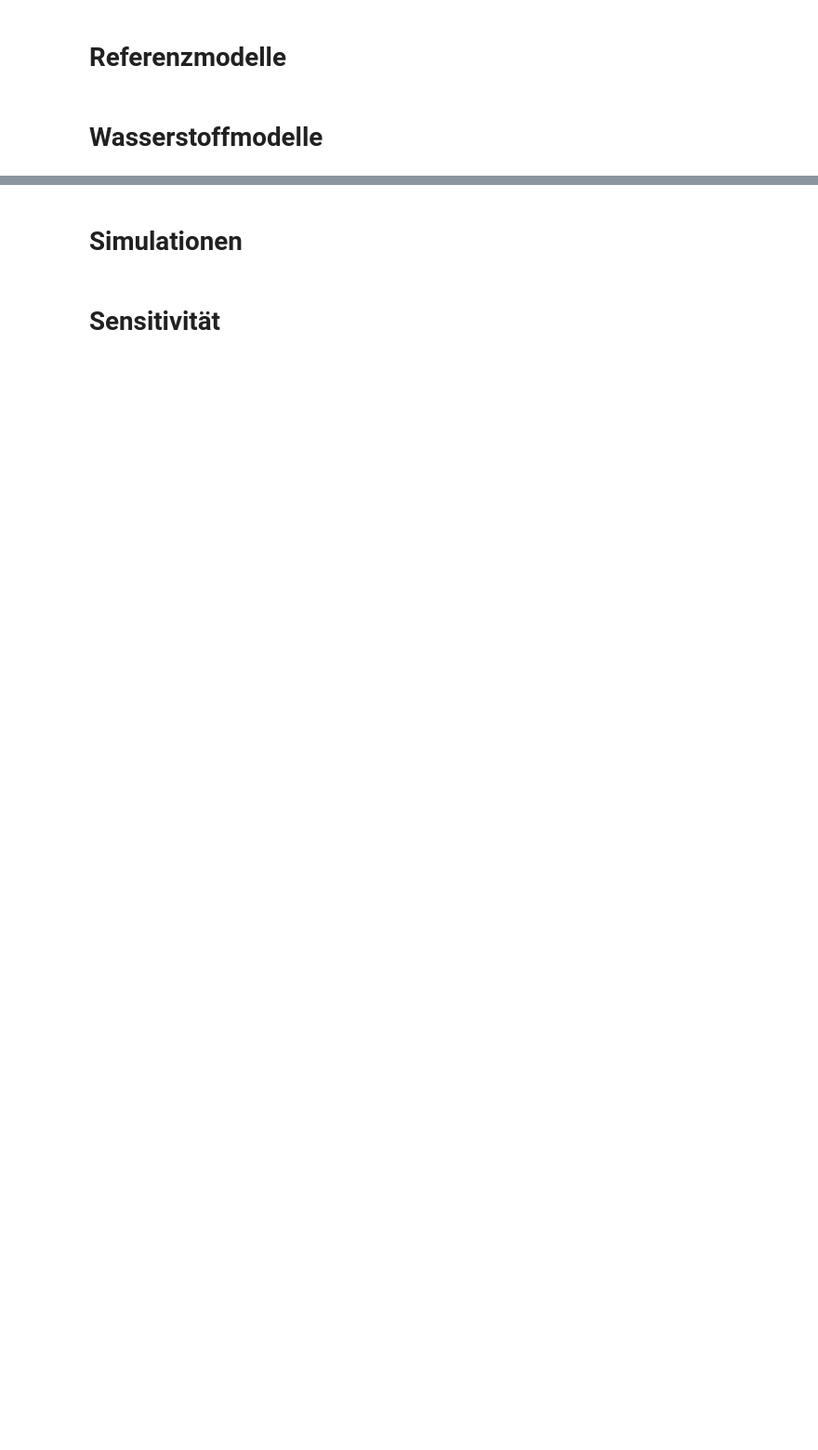
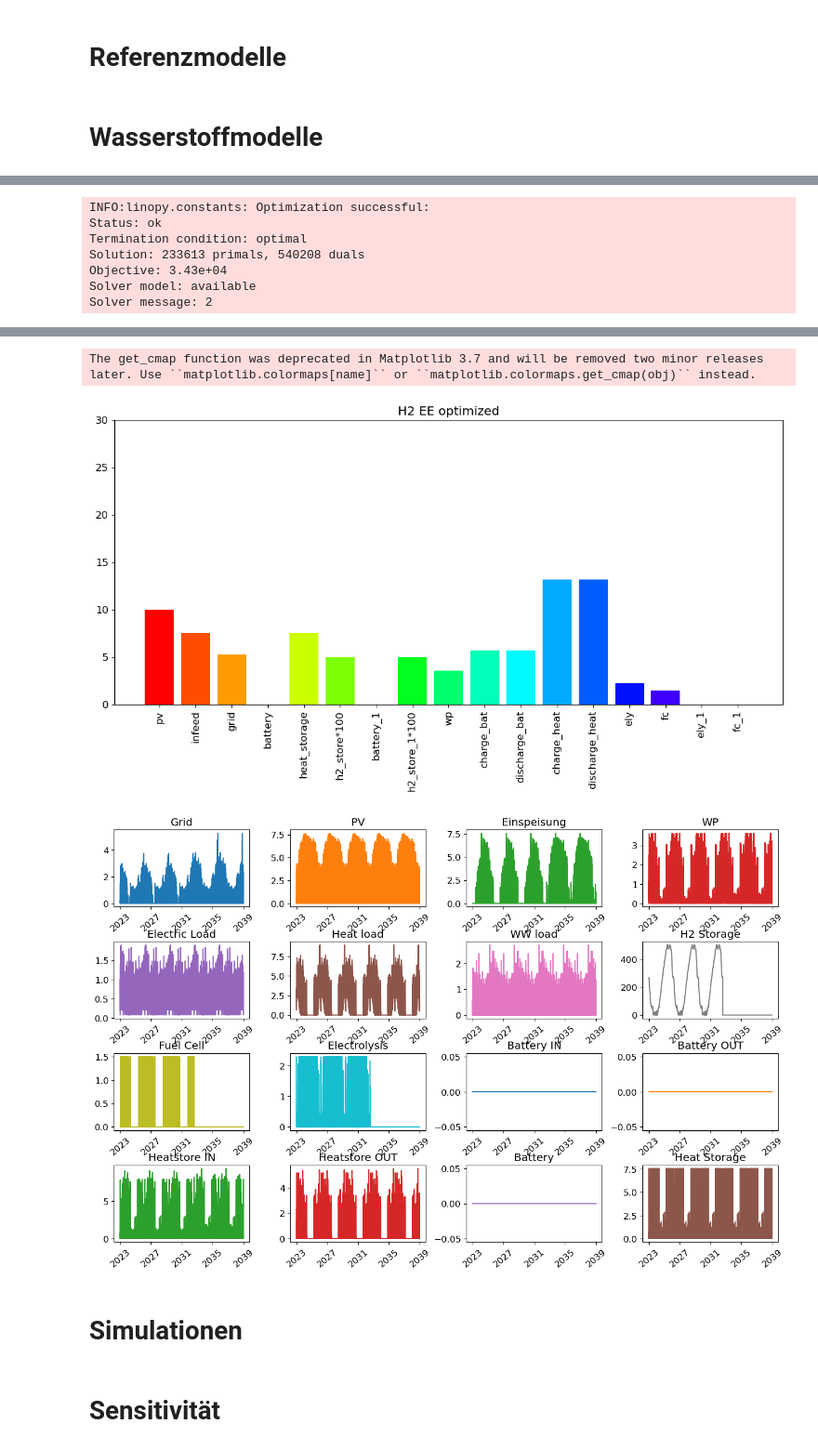
Before and after one commit to aalushi/ModellierungSoSe23, a Jupyter notebook: Projekt_Autarkie_Gruppe3/Projektnotebook_Autarkie_Projektgruppe3_multiTest.ipynb, the cells around one changed output, grey strips where cells are left out. Shown at 93% size. Cells and saved outputs as stored; diff of their text form; code cells hidden in the pictures; blank space fills up the shorter version.

```diff
--- a/Projekt_Autarkie_Gruppe3/Projektnotebook_Autarkie_Projektgruppe3_multiTest.ipynb
+++ b/Projekt_Autarkie_Gruppe3/Projektnotebook_Autarkie_Projektgruppe3_multiTest.ipynb
@@ -3025,0 +3783,9 @@ fc                         1.50
+# %%
+# Standard Test h2 EE Netzwerk (Multi-Investment-Period combined function) - running in Multi Mode
+test_h2_multi = build_h2_network_m(electric_load=df_mdata_3h_xy['e_load_4p'],
+                                   heat_load=df_mdata_3h_xy['h_load_4p'],
+                                   ww_load=df_mdata_3h_xy['ww_load_4p'],
+                                   multi_invest_h2=True, cost_scenario='std', init_build_year=2023)
+test_h2_multi.optimize(solver_name='gurobi', multi_investment_periods=True)
+h2_multi_res = analyse_single_network(test_h2_multi, h2=True, plots=True, MI_analyse_network=True)
+# %% [output]
@@ -3025,0 +3816,7 @@ fc                         1.50
+INFO:linopy.constants: Optimization successful:
+Status: ok
+Termination condition: optimal
+Solution: 233613 primals, 540208 duals
+Objective: 3.43e+04
+Solver model: available
+Solver message: 2
@@ -3025,0 +3840,3 @@ fc                         1.50
+The get_cmap function was deprecated in Matplotlib 3.7 and will be removed two minor releases later. Use ``matplotlib.colormaps[name]`` or ``matplotlib.colormaps.get_cmap(obj)`` instead.
+[figure, added]
+[figure, added]
```
Also changed, not shown: parts of 33 cells of this notebook.
